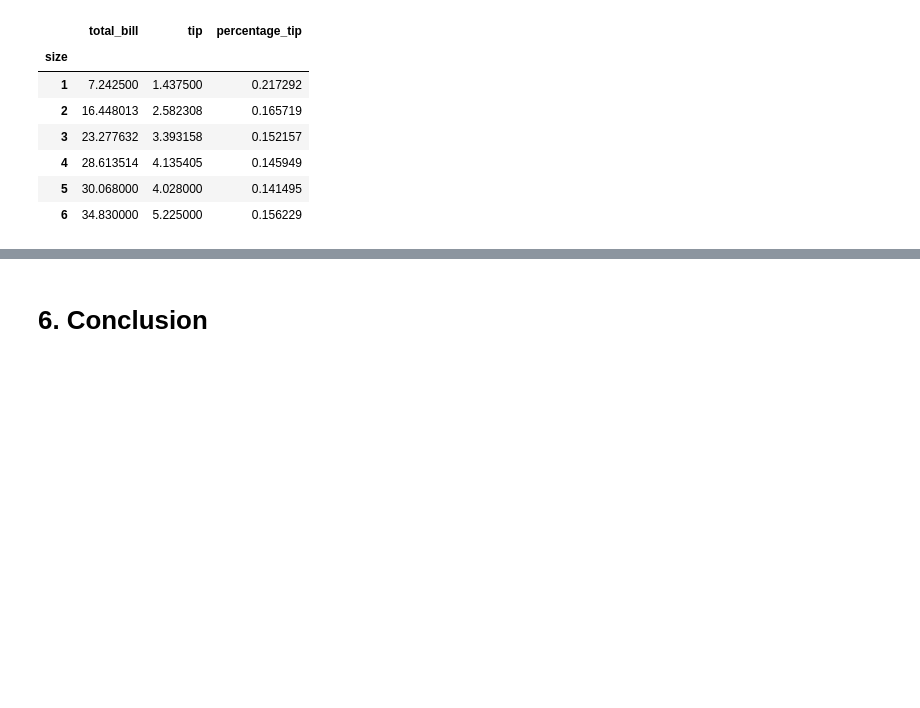
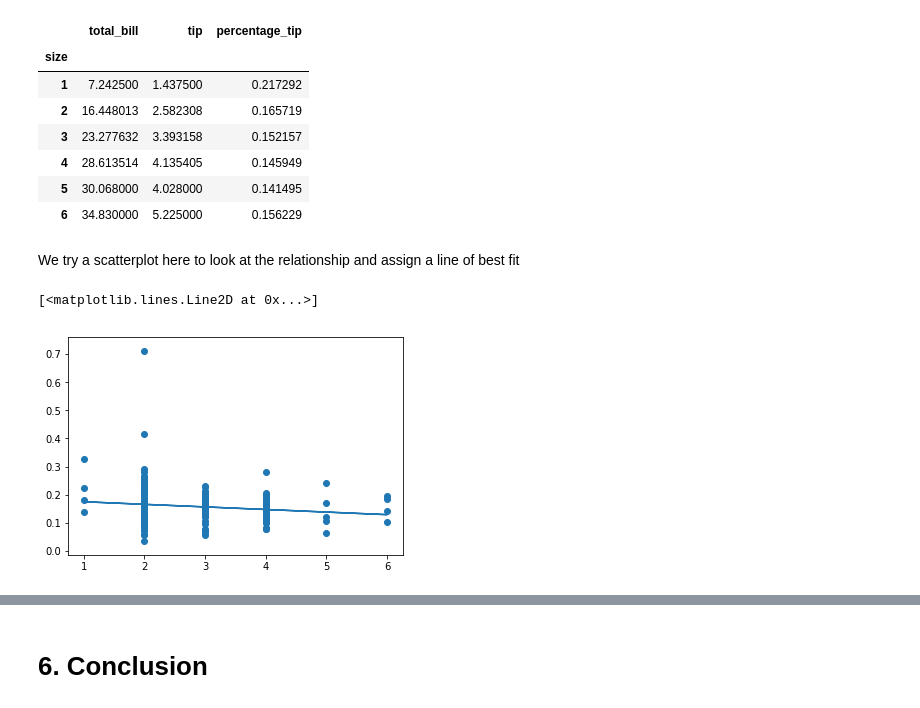
Before and after one commit to michealcannon/fundamentals-project, a Jupyter notebook: Tips Dataset.ipynb, the cells around one changed output, grey strips where cells are left out. Cells and saved outputs as stored; diff of their text form; code cells hidden in the pictures; blank space fills up the shorter version.

Commit message:
added line of best fit for scatterplot of size against percentage bill

```diff
--- a/Tips Dataset.ipynb
+++ b/Tips Dataset.ipynb
@@ -168,5 +168,17 @@ tips.groupby("size").mean() # disply mean of each column grouped by table size
 | 4 | 28.613514 | 4.135405 | 0.145949 |
 | 5 | 30.068000 | 4.028000 | 0.141495 |
 | 6 | 34.830000 | 5.225000 | 0.156229 |
+# %% [markdown]
+We try a scatterplot here to look at the relationship and assign a line of best fit
+# %%
+s = tips["size"]
+d = np.polyfit(s,p,1) # use polyfit function to return array containing values m and c to be used in line of best fit. Assign to variable d
+m = d[0] # return first value from array "d" and assign to variable m
+c = d[1] # return second value from array "d" and assign to variable c
+plt.scatter(s, p) # scatterplot of total bill against percentage_tips
+plt.plot(s,m*s +c) # plot line of best fit using values m and c obtained above
+# %% [output]
+[<matplotlib.lines.Line2D at 0x...>]
+[figure, added]
 # %%
 sns.relplot(x="size", y="percentage_tip", data=tips); # scatterplot of size of group(x axis) against percentage tip(y axis) from data in tips dataset
```
Also changed, not shown: parts of 1 cell of this notebook.
